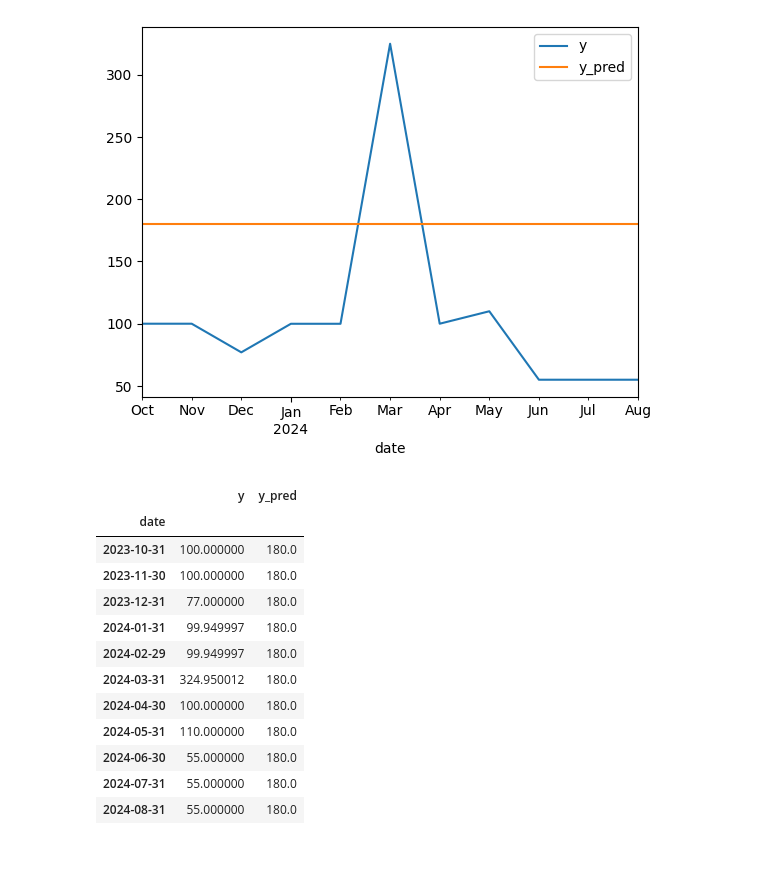
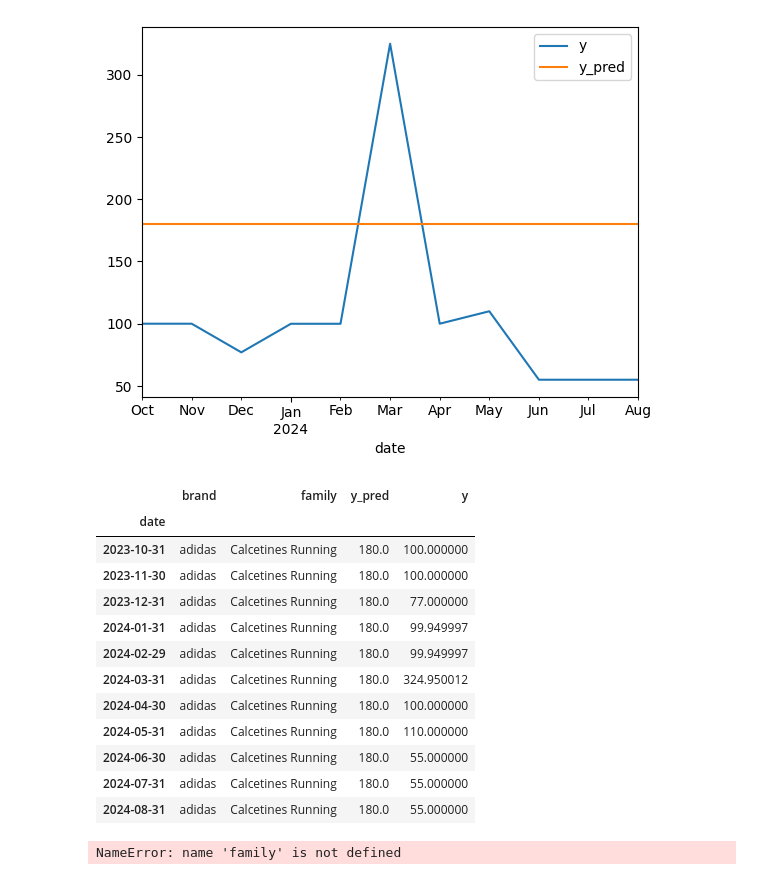
Before and after one commit to giarets/use_case_deporvillage, a Jupyter notebook: 4_model_naive.ipynb, the cells around one changed output. Drawn from its saved outputs; the diff is of its cells as text; code cells hidden in the pictures.

```diff
--- a/4_model_naive.ipynb
+++ b/4_model_naive.ipynb
@@ -11,16 +11,38 @@ df = df_sales.merge(df_products, on="product_id")
 # %%
 df = utils_preprocessing.set_types(df)
 
-df_monthly = utils_preprocessing.aggregate_data(df, frequency="ME")
-df_monthly = utils_preprocessing.fill_in_missing_dates(df_monthly, group_col=["brand", "family"], date_col="date", freq="ME")
-df_monthly = utils_features.features_time_related(df_monthly, frequency='ME')
+df_monthly = utils_preprocessing.aggregate_data(
+    df,
+    frequency="ME"
+    )
+df_monthly = utils_preprocessing.fill_in_missing_dates(
+    df_monthly,
+    group_col=["brand", "family"],
+    date_col="date",
+    freq="ME"
+    )
+df_monthly = utils_features.features_time_related(
+    df_monthly,
+    frequency='ME'
+    )
 df_monthly = utils_features.features_lag(
     df=df_monthly,
     col="total_revenue",
     lags=[12, 13, 14],
     group_column=['brand', 'family']
 )
-df_monthly = utils_features.create_periods_feature(df_monthly, group_col=['brand', 'family'], date_col='date', target_col='total_revenue')
+df_monthly = utils_features.features_rolling(
+    df=df_monthly,
+    col="total_revenue",
+    window_sizes=[3],
+    group_column=['brand', 'family']
+)
+df_monthly = utils_features.create_periods_feature(
+    df_monthly,
+    group_col=['brand', 'family'],
+    date_col='date',
+    target_col='total_revenue'
+    )
 
 cols_categorical = ['brand', 'family']
 for col in cols_categorical:
@@ -29,7 +51,7 @@ df_monthly = df_monthly.rename(columns={"total_revenue": "y"}).set_index("date")
 # %%
 X_train, X_test, y_train, y_test = utils_preprocessing.train_test_split(df_monthly, forecasting_horizon=12, target_col="y")
 # %%
-fc_model_lag = NaiveLag(hyperparameters={'lag': 12})
+fc_model_lag = utils_models.NaiveLag(hyperparameters={'lag': 12})
 results_cv = fc_model_lag.cross_validate(df_monthly, n_splits=2)
 # %% [output]
 Train [2020-09-30 - 2022-09-30]
@@ -56,18 +87,22 @@ df_preds[(df_preds["family"] == family) & (df_preds["brand"] == brand)][["y", "y
 <Axes: xlabel='date'>
 [figure]
 # %%
-df_preds[(df_preds["family"] == family) & (df_preds["brand"] == brand)][["y", "y_pred"]]
+df_preds[(df_preds["family"] == family) & (df_preds["brand"] == brand)]
 # %% [output]
-|  | y | y_pred |
-| date |  |  |
-| 2023-10-31 | 100.000000 | 180.0 |
-| 2023-11-30 | 100.000000 | 180.0 |
-| 2023-12-31 | 77.000000 | 180.0 |
-| 2024-01-31 | 99.949997 | 180.0 |
-| 2024-02-29 | 99.949997 | 180.0 |
-| 2024-03-31 | 324.950012 | 180.0 |
-| 2024-04-30 | 100.000000 | 180.0 |
-| 2024-05-31 | 110.000000 | 180.0 |
-| 2024-06-30 | 55.000000 | 180.0 |
-| 2024-07-31 | 55.000000 | 180.0 |
-| 2024-08-31 | 55.000000 | 180.0 |
+|  | brand | family | y_pred | y |
+| date |  |  |  |  |
+| 2023-10-31 | adidas | Calcetines Running | 180.0 | 100.000000 |
+| 2023-11-30 | adidas | Calcetines Running | 180.0 | 100.000000 |
+| 2023-12-31 | adidas | Calcetines Running | 180.0 | 77.000000 |
+| 2024-01-31 | adidas | Calcetines Running | 180.0 | 99.949997 |
+| 2024-02-29 | adidas | Calcetines Running | 180.0 | 99.949997 |
+| 2024-03-31 | adidas | Calcetines Running | 180.0 | 324.950012 |
+| 2024-04-30 | adidas | Calcetines Running | 180.0 | 100.000000 |
+| 2024-05-31 | adidas | Calcetines Running | 180.0 | 110.000000 |
+| 2024-06-30 | adidas | Calcetines Running | 180.0 | 55.000000 |
+| 2024-07-31 | adidas | Calcetines Running | 180.0 | 55.000000 |
+| 2024-08-31 | adidas | Calcetines Running | 180.0 | 55.000000 |
+# %%
+df_monthly[(df_monthly["family"] == family) & (df_monthly["brand"] == brand)]
+# %% [output]
+NameError: name 'family' is not defined
```
Also changed, not shown: parts of 3 cells of this notebook, 4 other files.
